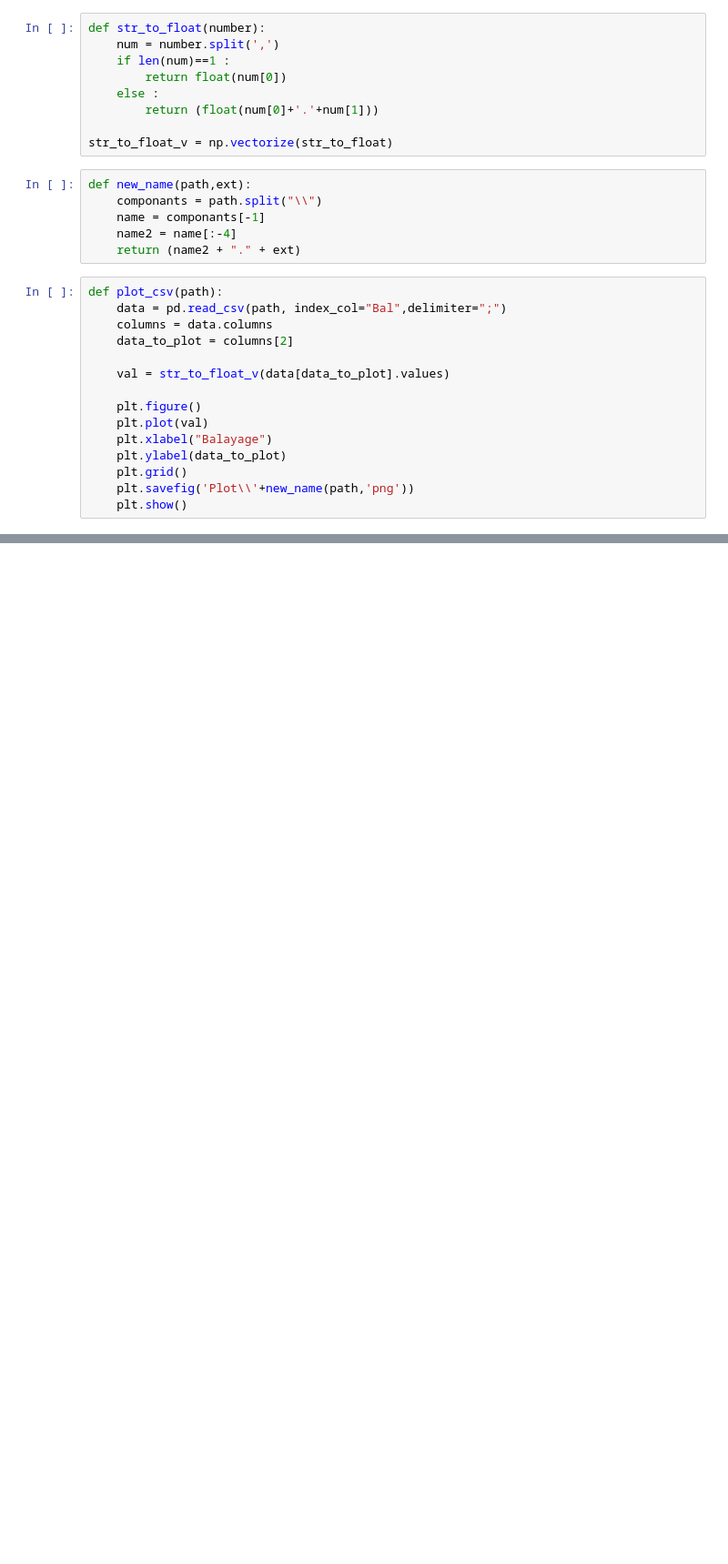
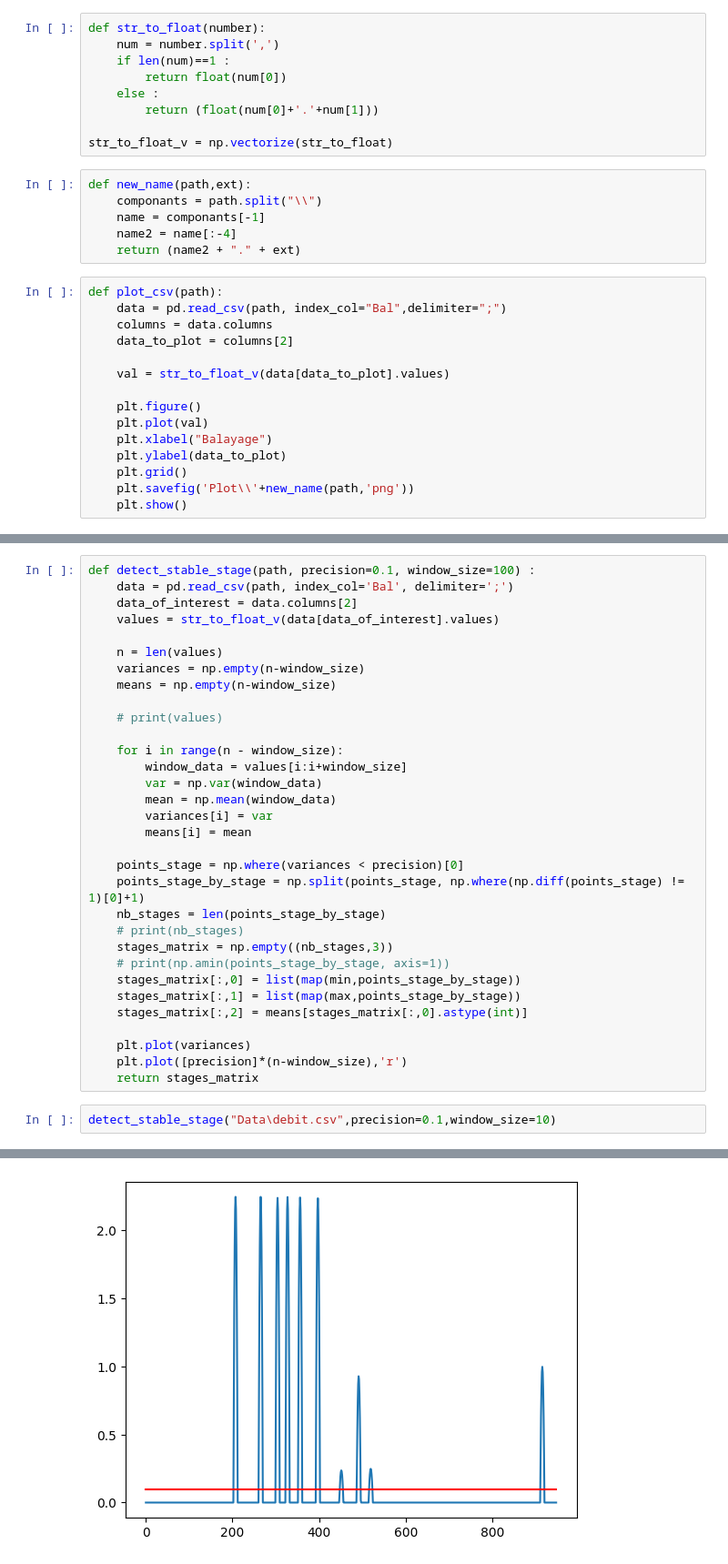
Before and after one commit to MatLD33/Projet-Info, a Jupyter notebook: lecture.ipynb, the cells around one changed output, grey strips where cells are left out. Shown at 91% size. Saved outputs shown, nothing was run; the diff lists cells and outputs as text; blank space fills up the shorter version.

Commit message:
Stage detection

```diff
--- a/lecture.ipynb
+++ b/lecture.ipynb
@@ -38,0 +39,35 @@ plot_csv("Data\Calne.csv")
+# %%
+def detect_stable_stage(path, precision=0.1, window_size=100) :
+    data = pd.read_csv(path, index_col='Bal', delimiter=';')
+    data_of_interest = data.columns[2]
+    values = str_to_float_v(data[data_of_interest].values)
+
+    n = len(values)
+    variances = np.empty(n-window_size)
+    means = np.empty(n-window_size)
+
+    # print(values)
+
+    for i in range(n - window_size):
+        window_data = values[i:i+window_size]
+        var = np.var(window_data)
+        mean = np.mean(window_data)
+        variances[i] = var
+        means[i] = mean
+
+    points_stage = np.where(variances < precision)[0]
+    points_stage_by_stage = np.split(points_stage, np.where(np.diff(points_stage) != 1)[0]+1)
+    nb_stages = len(points_stage_by_stage)
+    # print(nb_stages)
+    stages_matrix = np.empty((nb_stages,3))
+    # print(np.amin(points_stage_by_stage, axis=1))
+    stages_matrix[:,0] = list(map(min,points_stage_by_stage))
+    stages_matrix[:,1] = list(map(max,points_stage_by_stage))
+    stages_matrix[:,2] = means[stages_matrix[:,0].astype(int)]
+
+    plt.plot(variances)
+    plt.plot([precision]*(n-window_size),'r')
+    return stages_matrix
+# %%
+detect_stable_stage("Data\debit.csv",precision=0.1,window_size=10)
+# %% [output]
@@ -38,0 +85 @@ plot_csv("Data\Calne.csv")
+[figure, added]
```
Also changed, not shown: parts of 2 cells of this notebook, 2 other files.
